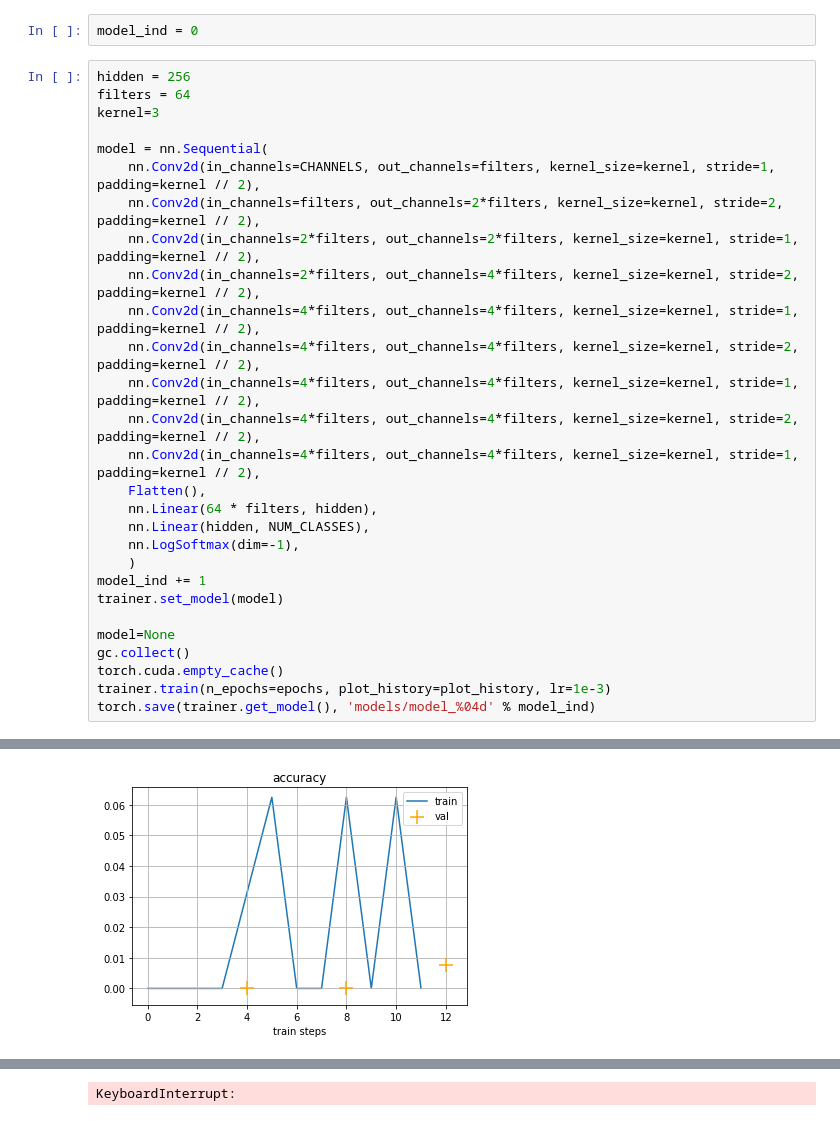
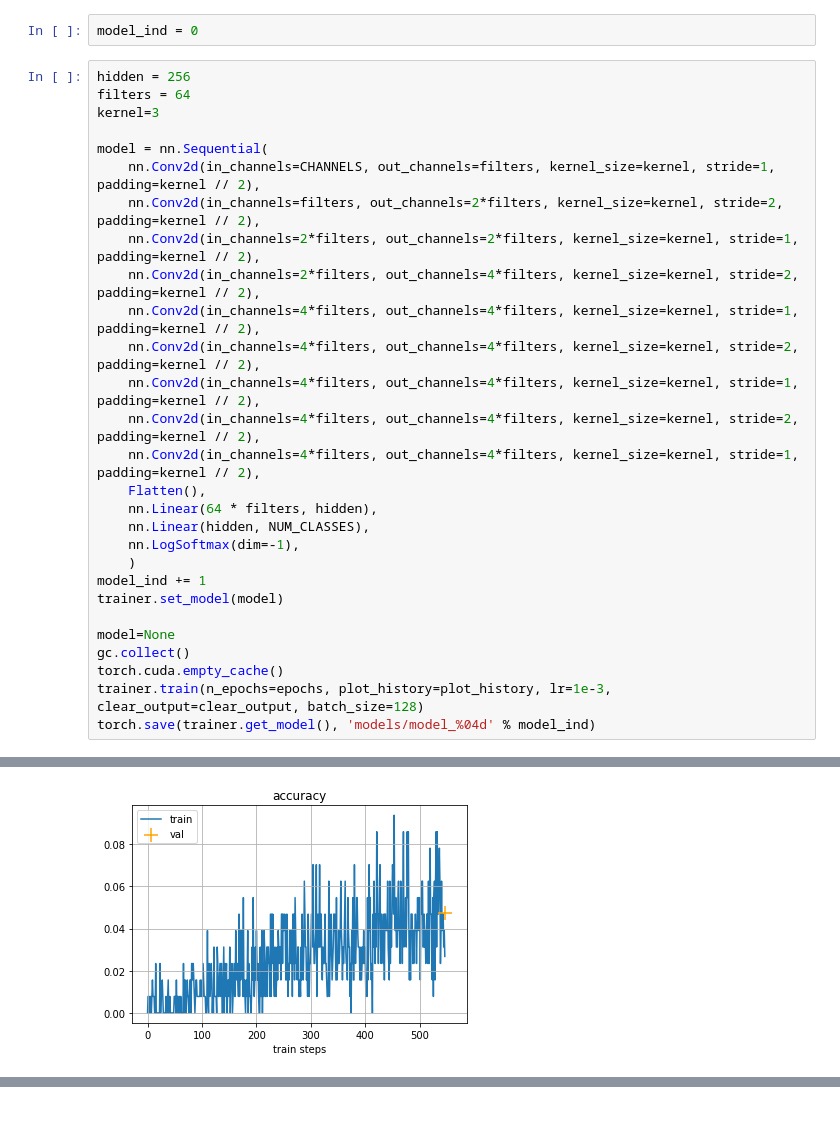
Before and after one commit to Mikhail-off/DL-2019, a Jupyter notebook: Homeworks/01/Experiments.ipynb, the cells around one changed output, grey strips where cells are left out. Drawn from its saved outputs; the diff is of its cells as text.

```diff
--- a/Homeworks/01/Experiments.ipynb
+++ b/Homeworks/01/Experiments.ipynb
@@ -85,6 +85,6 @@ trainer.set_model(model)
 model=None
 gc.collect()
 torch.cuda.empty_cache()
-trainer.train(n_epochs=epochs, plot_history=plot_history, lr=1e-3)
+trainer.train(n_epochs=epochs, plot_history=plot_history, lr=1e-3, clear_output=clear_output, batch_size=128)
 torch.save(trainer.get_model(), 'models/model_%04d' % model_ind)
 # %% [output]
@@ -92 +92 @@ torch.save(trainer.get_model(), 'models/model_%04d' % model_ind)
-[figure, old version]
+[figure, new version]
@@ -95 +94,0 @@ Epoch 3 of 15
-KeyboardInterrupt:
```
Also changed, not shown: parts of 1 cell of this notebook.
